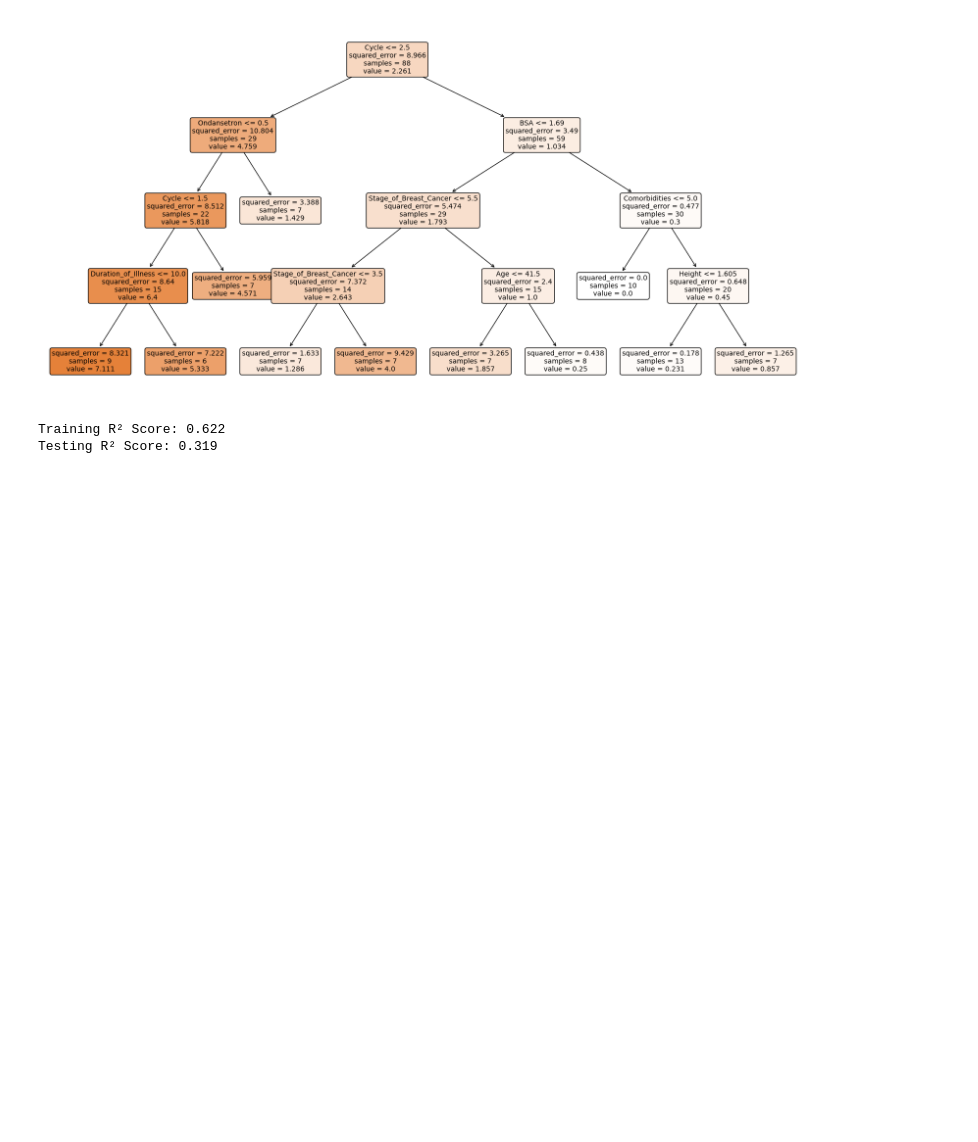
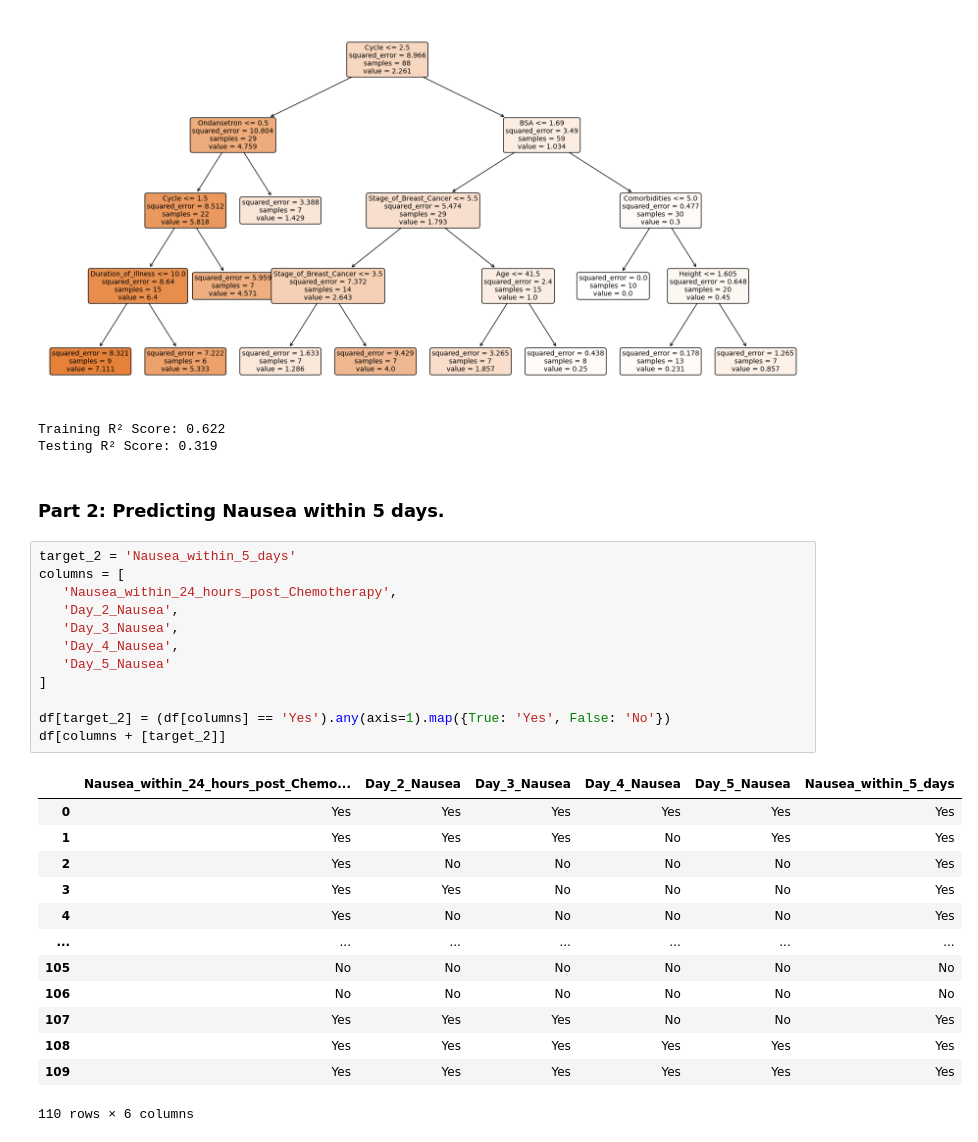
Before and after one commit to TheCarton/adi_decision_tree_notebook, a Jupyter notebook: src/notebook.ipynb, the cells around one changed output. Drawn from its saved outputs; the diff is of its cells as text; blank space fills up the shorter version.

Commit message:
finishing part 2. summary.

```diff
--- a/src/notebook.ipynb
+++ b/src/notebook.ipynb
@@ -225,3 +241,31 @@ print(f"Testing R² Score: {test_score:.3f}")
 [figure]
 Training R² Score: 0.622
 Testing R² Score: 0.319
+# %% [markdown]
+### Part 2: Predicting Nausea within 5 days.
+# %%
+target_2 = 'Nausea_within_5_days'
+columns = [
+   'Nausea_within_24_hours_post_Chemotherapy',
+   'Day_2_Nausea',
+   'Day_3_Nausea',
+   'Day_4_Nausea',
+   'Day_5_Nausea'
+]
+
+df[target_2] = (df[columns] == 'Yes').any(axis=1).map({True: 'Yes', False: 'No'})
+df[columns + [target_2]]
+# %% [output]
+|  | Nausea_within_24_hours_post_Chemo... | Day_2_Nausea | Day_3_Nausea | Day_4_Nausea | Day_5_Nausea | Nausea_within_5_days |
+| 0 | Yes | Yes | Yes | Yes | Yes | Yes |
+| 1 | Yes | Yes | Yes | No | Yes | Yes |
+| 2 | Yes | No | No | No | No | Yes |
+| 3 | Yes | Yes | No | No | No | Yes |
+| 4 | Yes | No | No | No | No | Yes |
+| ... | ... | ... | ... | ... | ... | ... |
+| 105 | No | No | No | No | No | No |
+| 106 | No | No | No | No | No | No |
+| 107 | Yes | Yes | Yes | No | No | Yes |
+| 108 | Yes | Yes | Yes | Yes | Yes | Yes |
+| 109 | Yes | Yes | Yes | Yes | Yes | Yes |
+110 rows × 6 columns
```
Also changed, not shown: parts of 9 cells of this notebook.
